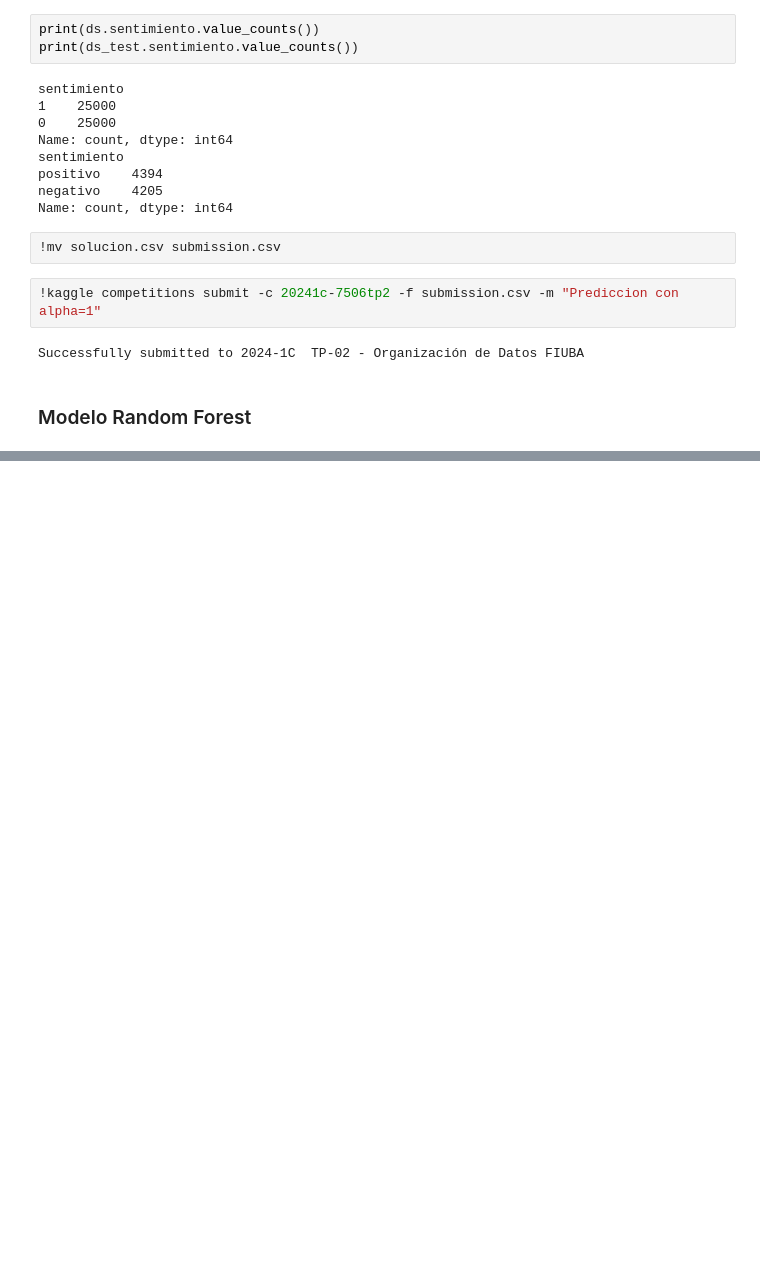
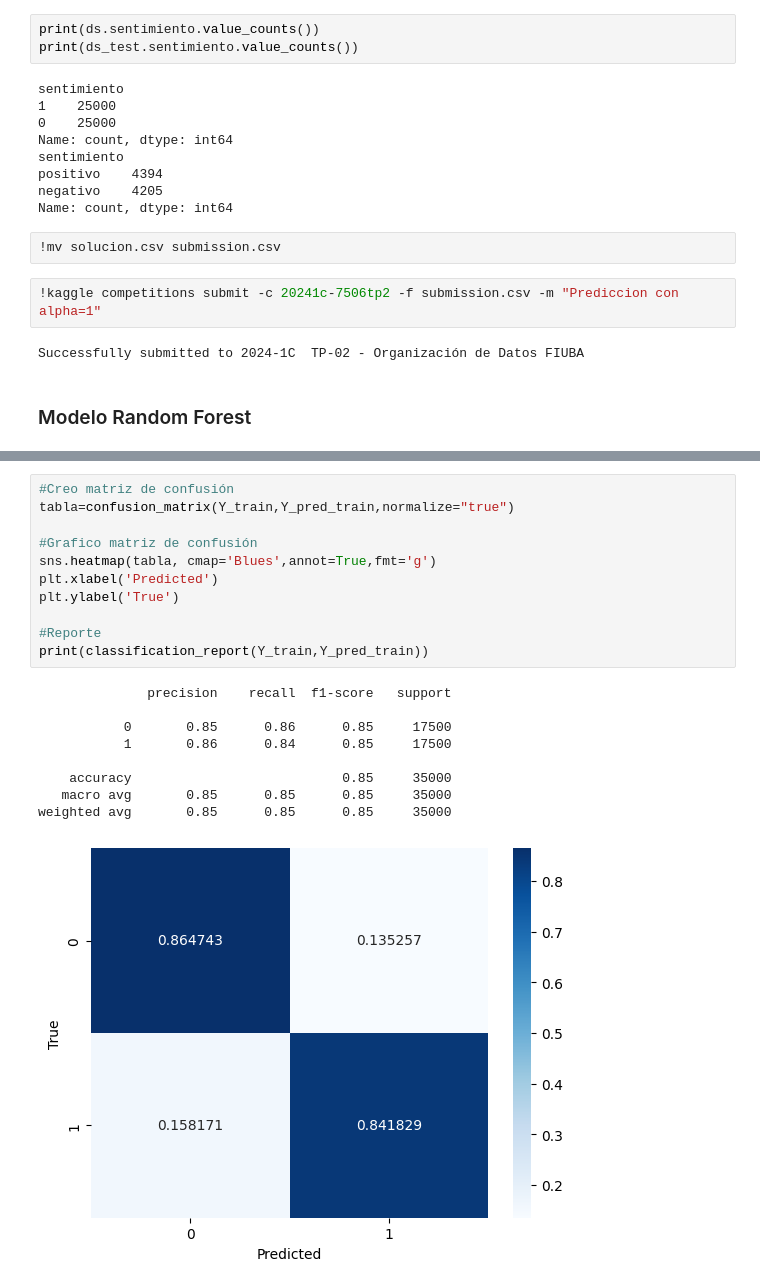
Before and after one commit to sttesta3/7506R-1C2024-GRUPO08, a Jupyter notebook: TP2_BayesNaive.ipynb, the cells around one changed output, grey strips where cells are left out. Drawn from its saved outputs; the diff is of its cells as text; blank space fills up the shorter version.

```diff
--- a/TP2_BayesNaive.ipynb
+++ b/TP2_BayesNaive.ipynb
@@ -340,0 +357,21 @@ mejor_rf = gs.best_estimator_
+# %%
+#Creo matriz de confusión
+tabla=confusion_matrix(Y_train,Y_pred_train,normalize="true")
+
+#Grafico matriz de confusión
+sns.heatmap(tabla, cmap='Blues',annot=True,fmt='g')
+plt.xlabel('Predicted')
+plt.ylabel('True')
+
+#Reporte
+print(classification_report(Y_train,Y_pred_train))
+# %% [output]
+              precision    recall  f1-score   support
+
+           0       0.85      0.86      0.85     17500
+           1       0.86      0.84      0.85     17500
+
+    accuracy                           0.85     35000
+   macro avg       0.85      0.85      0.85     35000
+weighted avg       0.85      0.85      0.85     35000
+[figure, added]
```
Also changed, not shown: parts of 4 cells of this notebook.
